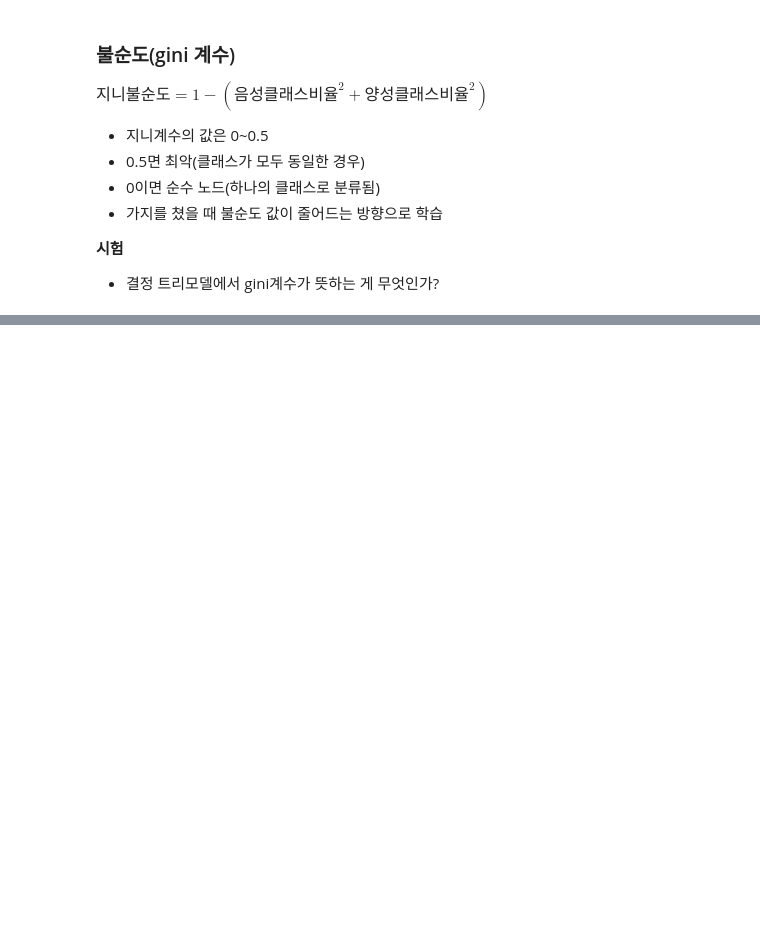
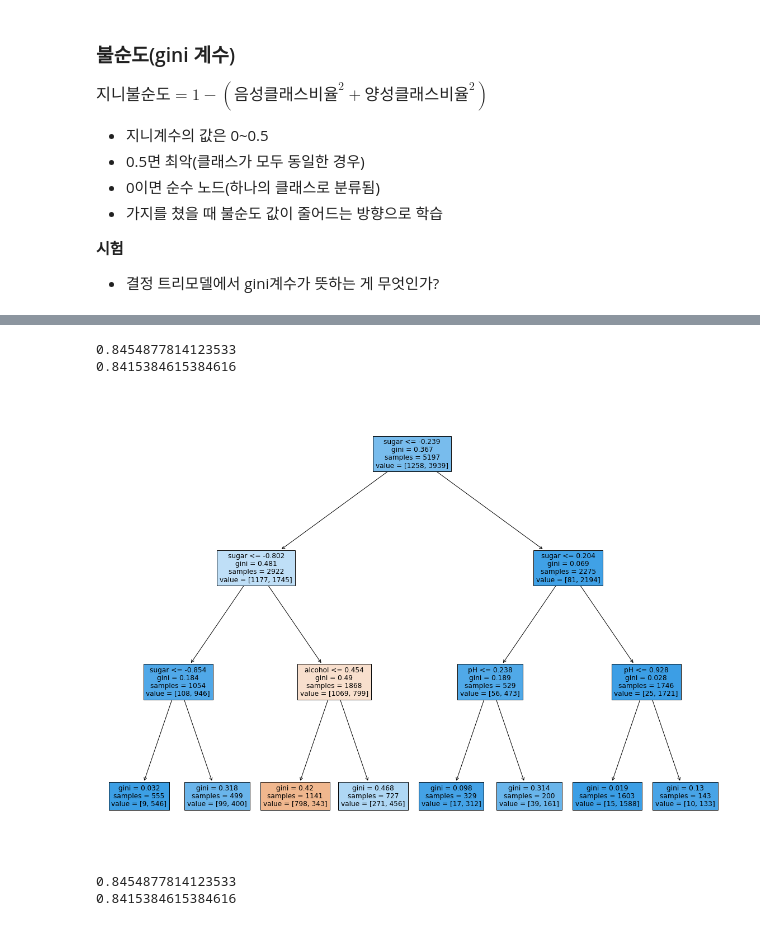
Before and after one commit to fre-mont/cnu_python_basic, a Jupyter notebook: 결정 트리 모델.ipynb, the cells around one changed output, grey strips where cells are left out. Drawn from its saved outputs; the diff is of its cells as text; code cells hidden in the pictures; blank space fills up the shorter version.

```diff
--- a/결정 트리 모델.ipynb
+++ b/결정 트리 모델.ipynb
@@ -137,0 +147,30 @@ $지니불순도 = 1-(음성클래스비율^2 + 양성클래스비율^2)$
+# %%
+dt = DecisionTreeClassifier(max_depth=3, random_state=42) # 최대 3개까지 가지치기(max_depth 설정)
+dt.fit(train_scaled, train_target)
+
+print(dt.score(train_scaled, train_target)) # 학습모델 성능이 조금 더 좋다
+print(dt.score(test_scaled, test_target))
+# %% [output]
+0.8454877814123533
+0.8415384615384616
+# %%
+plt.figure(figsize=(20, 15))
+plot_tree(dt, filled=True, feature_names=['alcohol','sugar','pH'])
+plt.show()
+# %% [output]
+[figure, added]
+# %%
+# 결정 트리 모델은 특징의 **정규화가 필요없음**(특징을 동시에 여러 개 보지 않고, 하나의 특징만 확인하기 때문)
+# 오히려 정규화를 하지 않아야 설명하기 좋다
+# -트리 모델은 불순도(gini) 즉, 클래스 비율로 계산
+
+dt = DecisionTreeClassifier(max_depth=3, random_state=42)
+dt.fit(train_input, train_target)
+
+# *_scaled : 정규화된 값
+# 정규화된 값이 아닌 일반적인 값을 쓰겠다
+print(dt.score(train_input, train_target))
+print(dt.score(test_input, test_target))
+# %% [output]
+0.8454877814123533
+0.8415384615384616
```
Also changed, not shown: parts of 10 cells of this notebook.
